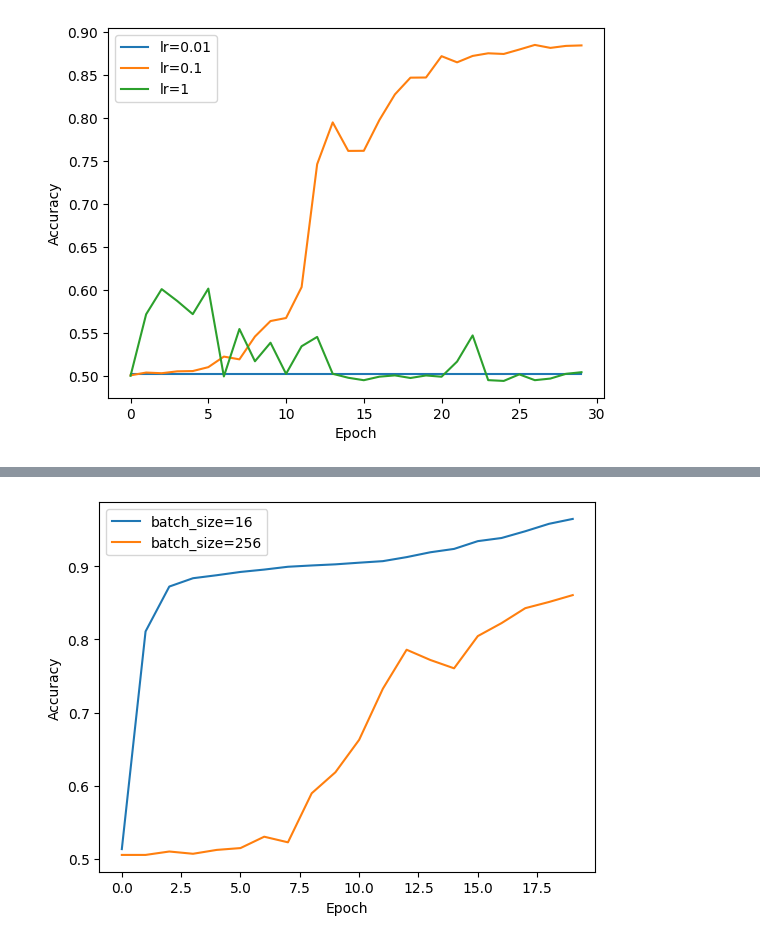
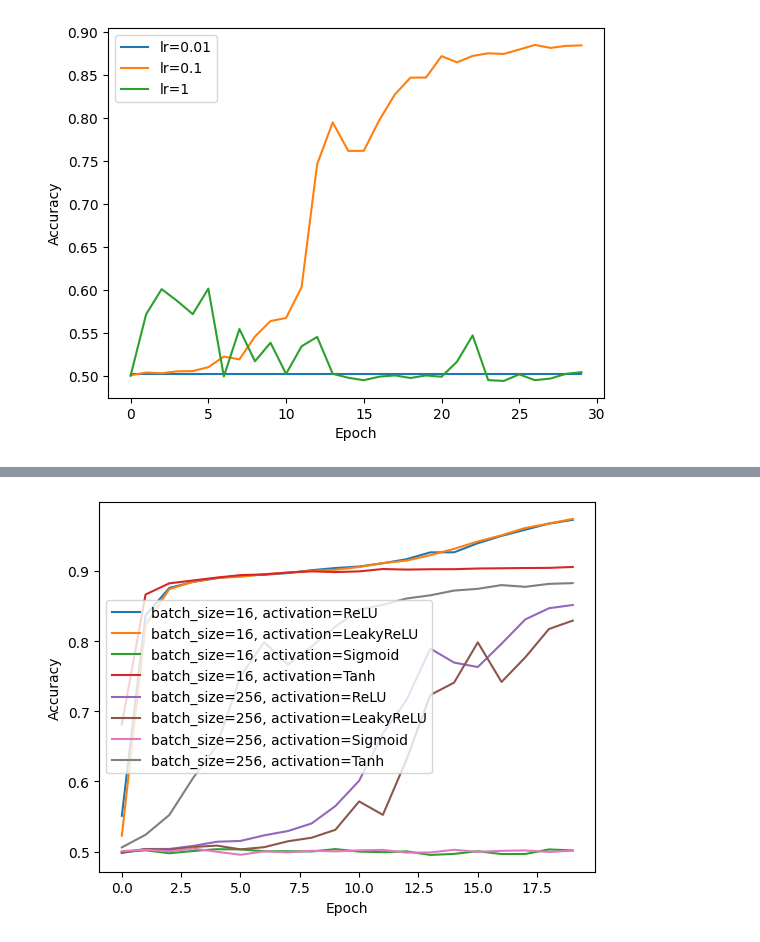
Before and after one commit to Shahriar-0/Artificial-Intelligence-Course-Projects-S2023, a Jupyter notebook: 6 - Neural Networks/AI_CA6.ipynb, the cells around one changed output, grey strips where cells are left out. Drawn from its saved outputs; the diff is of its cells as text; code cells hidden in the pictures.

Commit message:
activation function effect

```diff
--- a/6 - Neural Networks/AI_CA6.ipynb
+++ b/6 - Neural Networks/AI_CA6.ipynb
@@ -1264,50 +1264,52 @@ As mentioned, when we use smaller batch sizes, the model will learn the data bet
 # %%
 batch_sizes = [16, 256]
 epochs = 20
 lr = 0.1
+activations = [nn.ReLU, nn.LeakyReLU, nn.Sigmoid, nn.Tanh]
 
 for batch_size in batch_sizes:
     train_loader = DataLoader(train_dataset, batch_size=batch_size, shuffle=True)
     test_loader = DataLoader(test_dataset, batch_size=len(x_test), shuffle=True)
 
-    my_model = nn.Sequential(
-        nn.Linear(x_test_vec.shape[1], NEURONS),
-        nn.ReLU(),
-        nn.Linear(NEURONS, NEURONS),
-        nn.ReLU(),
-        nn.Linear(NEURONS, NEURONS),
-        nn.ReLU(),
-        nn.Linear(NEURONS, 1),
-        nn.Sigmoid(),
-    )
-    optimizer = optim.SGD(my_model.parameters(), lr=lr)
-    criterion = nn.BCELoss()
-    train_accs = []
-    for epoch in range(epochs):
-        my_model.train()
-        train_pred = []
-        train_true = []
-        for x_batch, y_batch in train_loader:
-            y_pred = my_model(x_batch)
-            loss = criterion(y_pred, y_batch.float())
-            optimizer.zero_grad()
-            loss.backward()
-            optimizer.step()
+    for activation in activations:
+        my_model = nn.Sequential(
+            nn.Linear(x_test_vec.shape[1], NEURONS),
+            activation(),
+            nn.Linear(NEURONS, NEURONS),
+            activation(),
+            nn.Linear(NEURONS, NEURONS),
+            activation(),
+            nn.Linear(NEURONS, 1),
+            nn.Sigmoid(),
+        )
+        optimizer = optim.SGD(my_model.parameters(), lr=lr)
+        criterion = nn.BCELoss()
+        train_accs = []
+        for epoch in range(epochs):
+            my_model.train()
+            train_pred = []
+            train_true = []
+            for x_batch, y_batch in train_loader:
+                y_pred = my_model(x_batch)
+                loss = criterion(y_pred, y_batch.float())
+                optimizer.zero_grad()
+                loss.backward()
+                optimizer.step()
 
-            predicted = (y_pred > 0.5).float().squeeze().tolist()
-            if isinstance(predicted, float):
-                predicted = [predicted]
-            train_pred.extend(predicted)
-            train_true.extend(y_batch.tolist())
+                predicted = (y_pred > 0.5).float().squeeze().tolist()
+                if isinstance(predicted, float):
+                    predicted = [predicted]
+                train_pred.extend(predicted)
+                train_true.extend(y_batch.tolist())
 
-        train_acc = accuracy_score(train_true, train_pred)
-        train_accs.append(train_acc)
+            train_acc = accuracy_score(train_true, train_pred)
+            train_accs.append(train_acc)
 
-    plt.plot(range(epochs), train_accs, label=f'batch_size={batch_size}')
+        plt.plot(range(epochs), train_accs, label=f'batch_size={batch_size}, activation={activation.__name__}')
 
 plt.legend()
 plt.xlabel('Epoch')
 plt.ylabel('Accuracy')
 plt.show()
 # %% [output]
-[figure, old version]
+[figure, new version]
```
Also changed, not shown: parts of 2 cells of this notebook.
